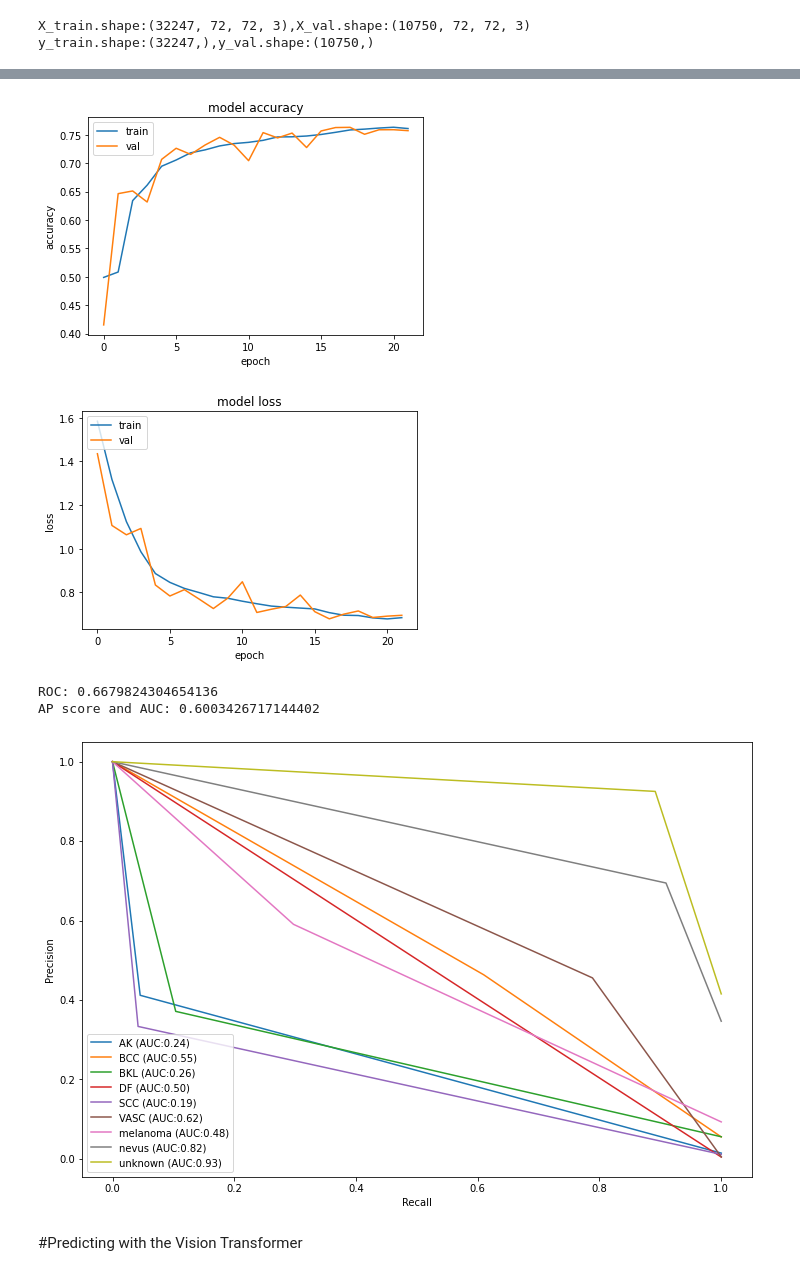
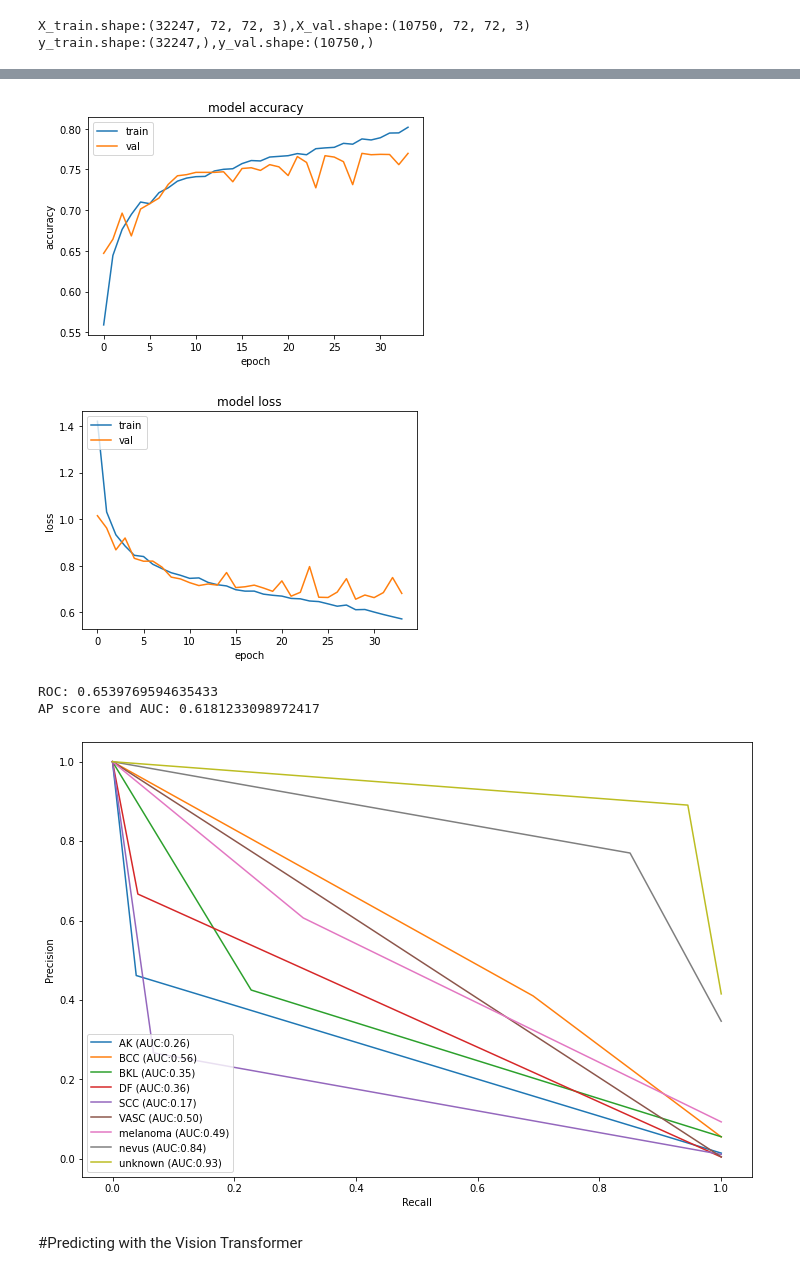
Before and after one commit to andrewpark19/4thyear-FYP, a Jupyter notebook: ViT_multiclass.ipynb, the cells around one changed output, grey strips where cells are left out. Saved outputs shown, nothing was run; the diff lists cells and outputs as text; code cells hidden in the pictures.

```diff
--- a/ViT_multiclass.ipynb
+++ b/ViT_multiclass.ipynb
@@ -237,7 +237,7 @@ def create_vit_classifier():
     # Add MLP.
     features = mlp(representation, hidden_units=mlp_head_units, dropout_rate=0.5)
     # Classify outputs.
-    logits = layers.Dense(num_classes)(features)
+    logits = layers.Dense(num_classes, activation='softmax')(features)
     # Create the Keras model.
     model = keras.Model(inputs=inputs, outputs=logits)
     return model
@@ -257,7 +257,7 @@ vit.summary()
 optimizer = tfa.optimizers.AdamW(learning_rate=learning_rate, weight_decay=weight_decay)
 vit.compile(
     optimizer=optimizer,
-    loss=keras.losses.SparseCategoricalCrossentropy(from_logits=True),
+    loss=keras.losses.SparseCategoricalCrossentropy(from_logits=False),
     metrics=[
         keras.metrics.SparseCategoricalAccuracy(name="accuracy"),
         keras.metrics.SparseTopKCategoricalAccuracy(3, name="top-3-accuracy"),
@@ -284,7 +284,7 @@ history = vit.fit(
     # validation_split=0.1,
     # shuffle=True,
     callbacks=callbacks,
-    #class_weight = weights,
+    class_weight = weights,
 )
 
 # To see history keys for visualization
@@ -328,6 +328,6 @@ Epoch 22/40
 dict_keys(['loss', 'accuracy', 'top-3-accuracy', 'val_loss', 'val_accuracy', 'val_top-3-accuracy'])
-[figure, old version]
+[figure, new version]
-[figure, old version]
+[figure, new version]
 # %%
 from sklearn.metrics import precision_recall_curve, auc, average_precision_score, roc_auc_score
 from sklearn.preprocessing import LabelBinarizer
@@ -364,9 +364,9 @@ c_ax.set_xlabel('Recall')
 c_ax.set_ylabel('Precision')
 plt.show()
 # %% [output]
-ROC: 0.6679824304654136
-AP score and AUC: 0.6003426717144402
+ROC: 0.6539769594635433
+AP score and AUC: 0.6181233098972417
-[figure, old version]
+[figure, new version]
 # %% [markdown]
 #Predicting with the Vision Transformer
 # %%
```
Also changed, not shown: parts of 4 cells of this notebook.
